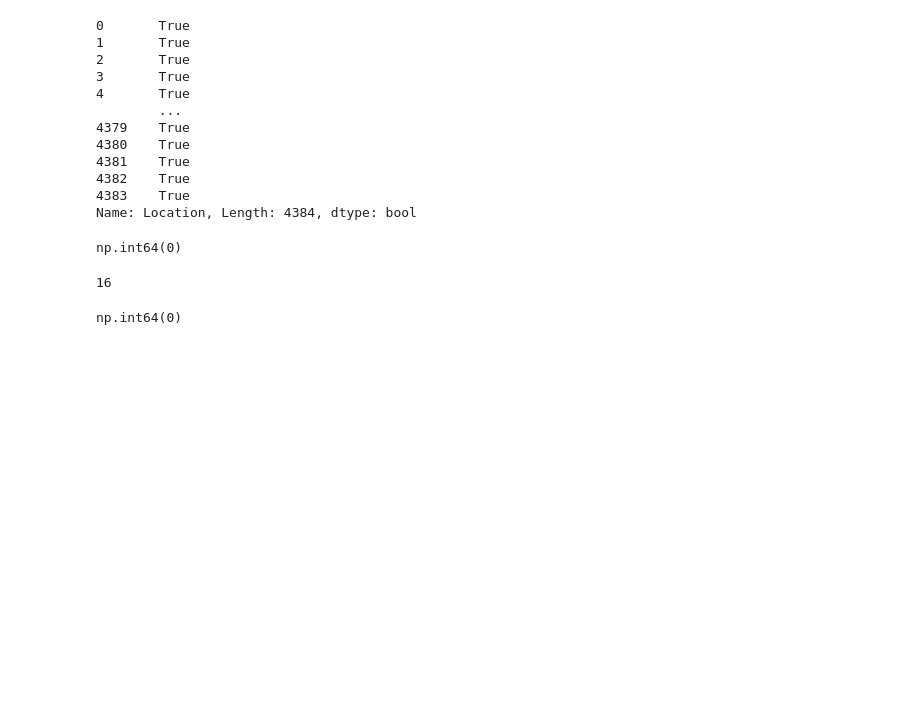
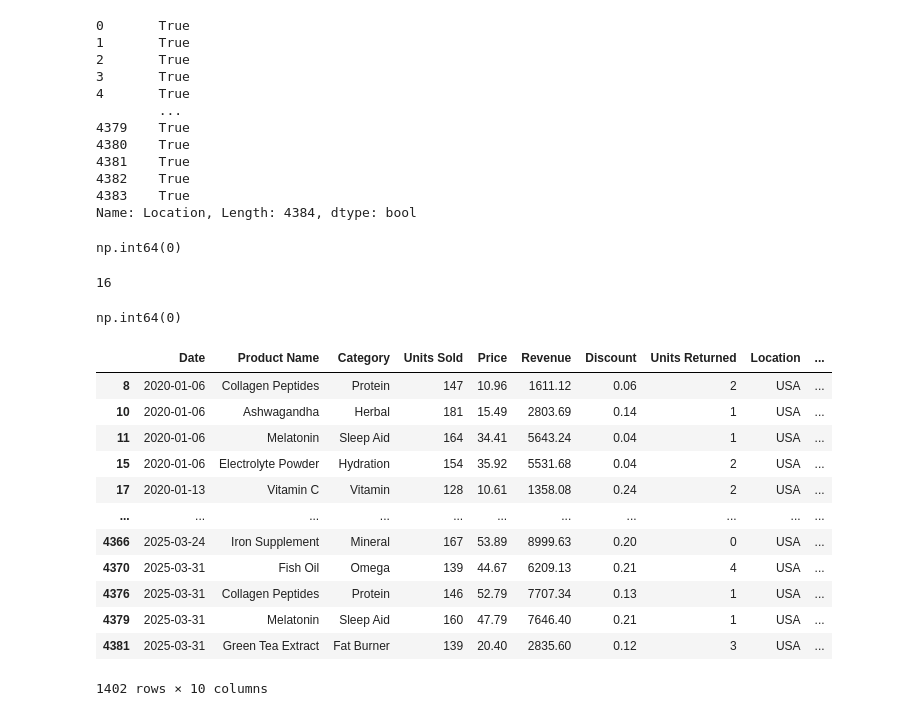
Before and after one commit to aishacmela/Supplements_sales, a Jupyter notebook: supplements_sale.ipynb, the cells around one changed output. Saved outputs shown, nothing was run; the diff lists cells and outputs as text; code cells hidden in the pictures; blank space fills up the shorter version.

Commit message:
Filtering and sorting

```diff
--- a/supplements_sale.ipynb
+++ b/supplements_sale.ipynb
@@ -161,3 +161,21 @@ df['Product Name'].nunique()
 (df['Platform'] != df['Platform'].str.strip()).sum()
 # %% [output]
 np.int64(0)
+# %%
+#Filtering data
+usa_data = df[df['Location'] == 'USA']
+usa_data
+# %% [output]
+|  | Date | Product Name | Category | Units Sold | Price | Revenue | Discount | Units Returned | Location | ... |
+| 8 | 2020-01-06 | Collagen Peptides | Protein | 147 | 10.96 | 1611.12 | 0.06 | 2 | USA | ... |
+| 10 | 2020-01-06 | Ashwagandha | Herbal | 181 | 15.49 | 2803.69 | 0.14 | 1 | USA | ... |
+| 11 | 2020-01-06 | Melatonin | Sleep Aid | 164 | 34.41 | 5643.24 | 0.04 | 1 | USA | ... |
+| 15 | 2020-01-06 | Electrolyte Powder | Hydration | 154 | 35.92 | 5531.68 | 0.04 | 2 | USA | ... |
+| 17 | 2020-01-13 | Vitamin C | Vitamin | 128 | 10.61 | 1358.08 | 0.24 | 2 | USA | ... |
+| ... | ... | ... | ... | ... | ... | ... | ... | ... | ... | ... |
+| 4366 | 2025-03-24 | Iron Supplement | Mineral | 167 | 53.89 | 8999.63 | 0.20 | 0 | USA | ... |
+| 4370 | 2025-03-31 | Fish Oil | Omega | 139 | 44.67 | 6209.13 | 0.21 | 4 | USA | ... |
+| 4376 | 2025-03-31 | Collagen Peptides | Protein | 146 | 52.79 | 7707.34 | 0.13 | 1 | USA | ... |
+| 4379 | 2025-03-31 | Melatonin | Sleep Aid | 160 | 47.79 | 7646.40 | 0.21 | 1 | USA | ... |
+| 4381 | 2025-03-31 | Green Tea Extract | Fat Burner | 139 | 20.40 | 2835.60 | 0.12 | 3 | USA | ... |
+1402 rows × 10 columns
```
Also changed, not shown: parts of 5 cells of this notebook.
